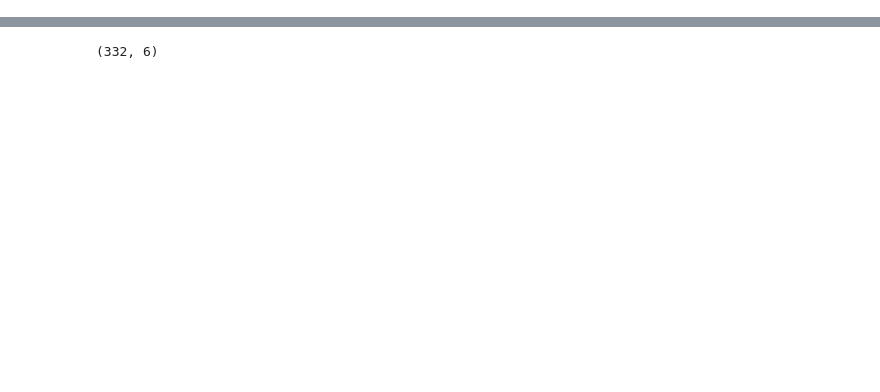
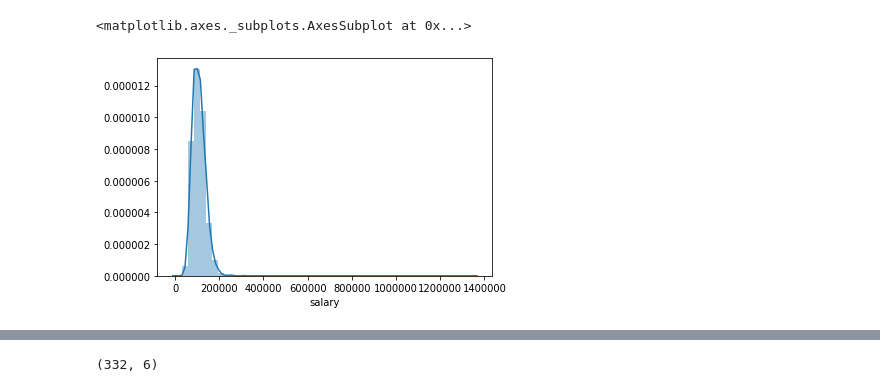
Before and after one commit to krystinli/ds_salary_h1b, a Jupyter notebook: 00_data_check.ipynb, the cells around one changed output, grey strips where cells are left out. Drawn from its saved outputs; the diff is of its cells as text; code cells hidden in the pictures; blank space fills up the shorter version.

```diff
--- a/00_data_check.ipynb
+++ b/00_data_check.ipynb
@@ -115,0 +150,8 @@ ds_jobs_df.head()
+# %%
+# distribution of salary
+
+sns.distplot(ds_jobs_df['salary'])
+# sns.distplot(ds_jobs_df['salary'], hist=False, rug=True);
+# %% [output]
+<matplotlib.axes._subplots.AxesSubplot at 0x...>
+[figure, added]
```
Also changed, not shown: parts of 19 cells of this notebook, 2 other files.
